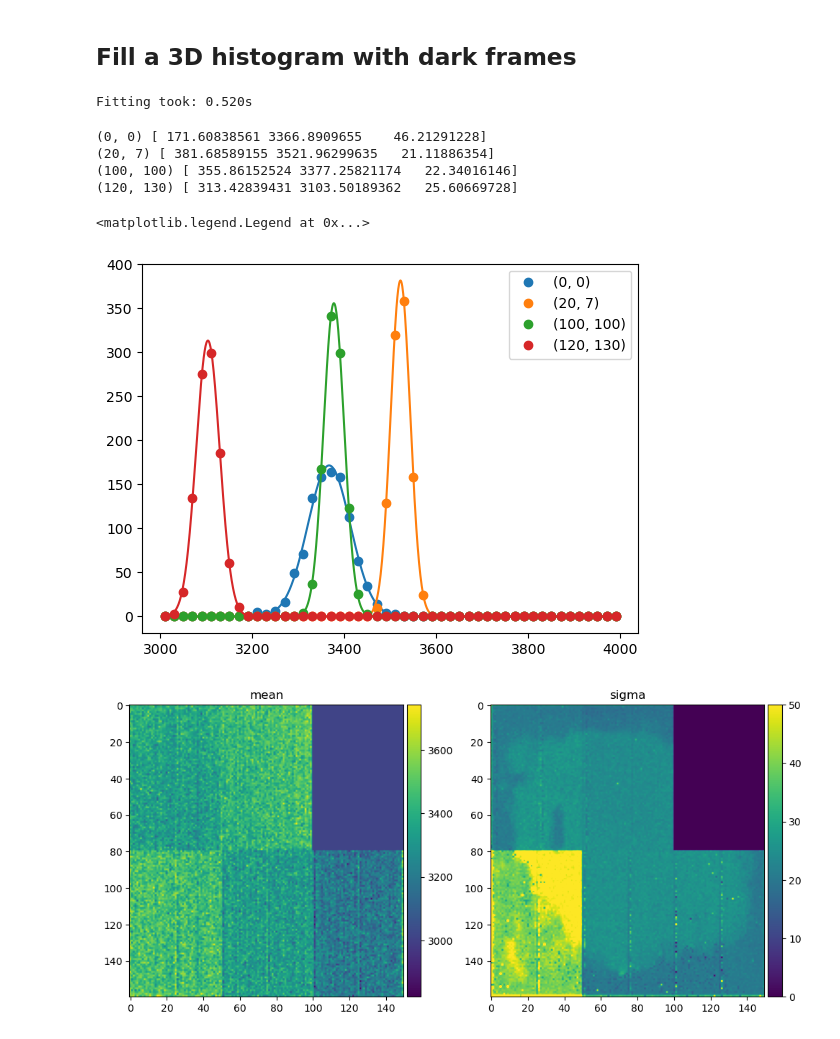
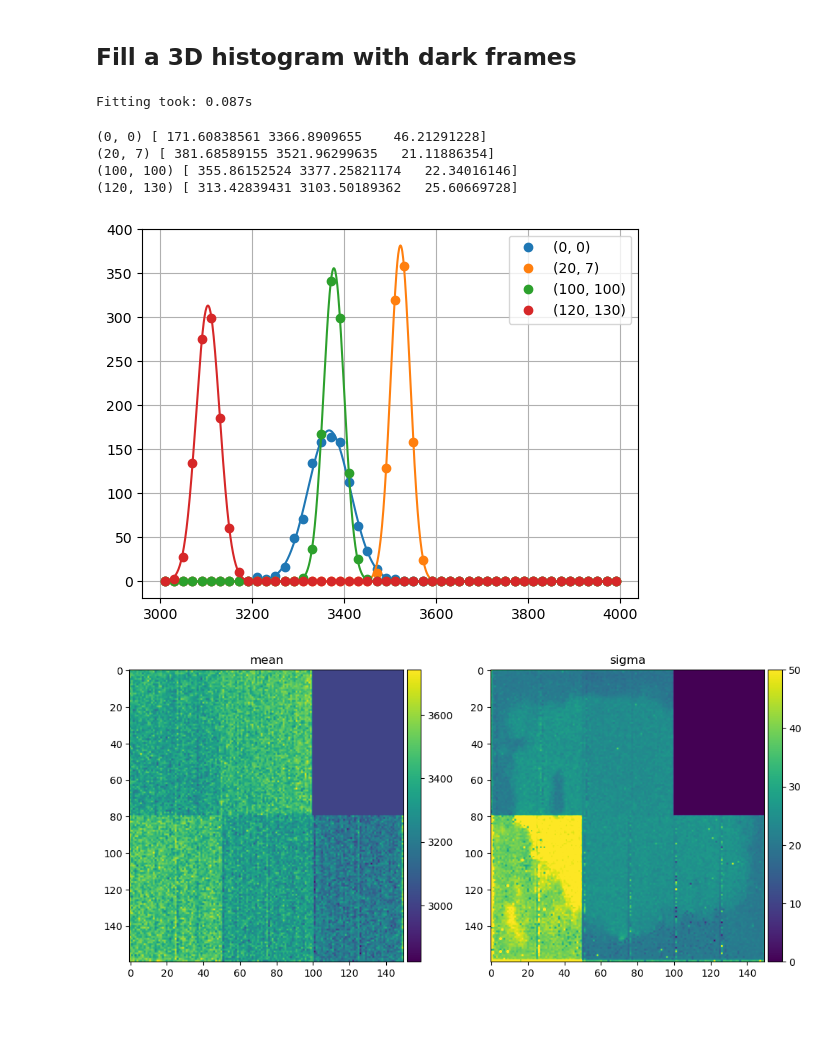
Before and after one commit to slsdetectorgroup/aare-notebooks, a Jupyter notebook: 14-Fit.ipynb, the cells around one changed output. Drawn from its saved outputs; the diff is of its cells as text; code cells hidden in the pictures.

```diff
--- a/14-Fit.ipynb
+++ b/14-Fit.ipynb
@@ -14,29 +14,10 @@ import matplotlib.pyplot as plt
 from mpl_toolkits.axes_grid1 import make_axes_locatable
 import numpy as np
 import boost_histogram as bh
+import seaborn as sns
 import time
-import seaborn as sns
 
 #Directly import what we need from aare
-from aare import CtbRawFile, fit_gaus
+from aare import CtbRawFile, fit_gaus, gaus, fit_pol1, pol1
 from aare.transform import moench05
-
-
-base = Path('/mnt/sls_det_storage/moench_data/Julian/MOENCH05/20250113_xrays_scan_energy/raw_files/')
-cluster_file = Path('/home/l_msdetect/erik/tmp/Cu.clust')
-pedestal_file = base/'moench05_noise_Cu_10_us_master_0.json'
-data_file = base/'moench05_xray_Cu_10_us_master_0.json'
-
-
-# We need to invert one of the variants,
-roi = ((slice(0,80,1), slice(100,150,1)))      #region that we want to invert
-bitmask = np.array([0x3FFF], dtype=np.uint16)  #Bits that should be inverted
-
-# Having the slice of the region and the bitmask (14 ones) we can do the inversion with xor
-# np.bitwise_xor(frame[roi], bitmask, out = frame[roi])
-
-
-#Gaus function used for plotting
-def gaus(x, A, mu, sigma):
-    return A*np.exp(-0.5*((x-mu)/sigma)**2)
 # %% [output]
@@ -72,29 +143,29 @@ x = hist3d.axes[2].centers
 # %%
 #by passing in a 3d array [row, col, values] we can fit all pixels in one go
 t0 = time.perf_counter()
-res = fit_gaus(data, x)
+res = fit_gaus(x, data, n_threads = 8)
 print(f'Fitting took: {time.perf_counter()-t0:.3f}s')
 # %% [output]
-Fitting took: 0.520s
+Fitting took: 0.087s
 # %%
 #Plot some "random" pixels
 colors = sns.color_palette()
 pixels = [(0,0), (20,7), (100,100), (120,130)]
 xx = np.linspace(x[0], x[-1], 1000)
 
 fig, ax = plt.subplots()
 for i, pixel in enumerate(pixels):
     ax.plot(x, data[*pixel], 'o', color = colors[i], label = str(pixel))
-    ax.plot(xx, gaus(xx, *res[*pixel]), color = colors[i])
+    ax.plot(xx, gaus(xx, res[*pixel]), color = colors[i])
     print(pixel, res[*pixel])
 ax.legend()
+ax.grid()
 # %% [output]
 (0, 0) [ 171.60838561 3366.8909655    46.21291228]
 (20, 7) [ 381.68589155 3521.96299635   21.11886354]
 (100, 100) [ 355.86152524 3377.25821174   22.34016146]
 (120, 130) [ 313.42839431 3103.50189362   25.60669728]
-<matplotlib.legend.Legend at 0x...>
-[figure, old version]
+[figure, new version]
 # %%
 im = []
 fig, axs = plt.subplots(1,2,figsize = (10,5))
```
Also changed, not shown: parts of 13 cells of this notebook, 4 other files.
